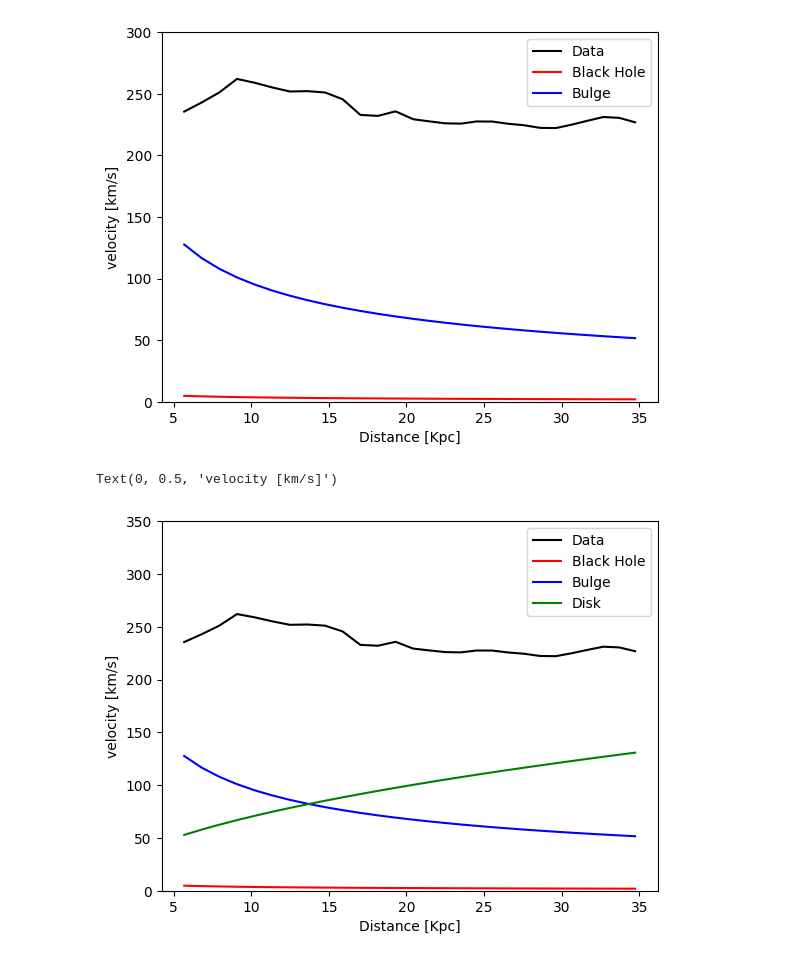
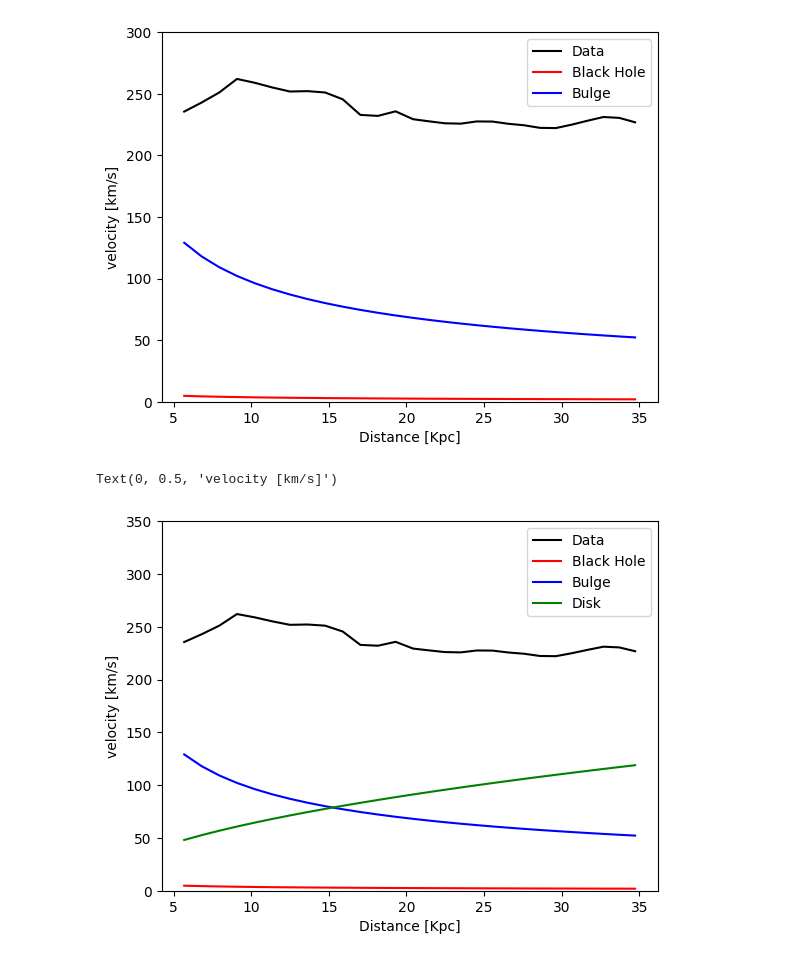
Before and after one commit to kAi3345/Astron, a Jupyter notebook: rotation_curve.ipynb, the cells around one changed output. Saved outputs shown, nothing was run; the diff lists cells and outputs as text; code cells hidden in the pictures.

```diff
--- a/rotation_curve.ipynb
+++ b/rotation_curve.ipynb
@@ -107,9 +107,9 @@ plt.legend()
 <matplotlib.legend.Legend at 0x...>
 [figure]
 # %%
-mass_Bulge = 2.15e10 * u.solMass
+mass_Bulge = 2.2e10 * u.solMass
 
-radius_Bulge = 1.993e3 * u.parsec
+radius_Bulge = 1.99e3 * u.parsec
 
 density_Bulge = mass_Bulge / (4/3 * np.pi * radius_Bulge**3)
 
@@ -138,30 +138,30 @@ plt.legend()
 [figure]
 # %%
 mass_Disk = 10.3e10 * u.solMass
-rad_Disk = 3e4 * u.parsec
+rad_Disk = 3.3e4 * u.parsec
 dens_Disk = mass_Disk / (np.pi * rad_Disk ** 2)
 
 def calc_diskMass(density, radius):
   area = np.pi * radius ** 2
   return density * area
 
 rad = dis * 1000 * u.parsec
 diskMass = calc_diskMass(dens_Disk,rad)
 
 vel_disk = np.zeros(np.shape(dis)) * u.km / u.s
 
 vel_disk = calc_orbital_velocity(diskMass,rad).to (u.km/ u.s)
 
 dis = tab['col2']                                                          # creating a distance array with the data of column 2 of the file galaxy_rotation_2006.txt
 vel = tab['col3']                                                          # creating a velocity array with the data of column 2 of the file galaxy_rotation_2006.txt
 plt.plot(dis,vel, color ="black", label = "Data")                          # draw a black line labeled by "Data" with x values from distance array and y values from velocity array
 plt.plot(dis,vel_bh.value, color = "red", label = "Black Hole")            # draw a red line labeled by "Black Hole" with x values from distance array and y values from vel_bh array that stores the black hole orbital velocity
 plt.plot(dis,vel_bul.value,color = "blue", label = "Bulge")
 plt.plot(dis,vel_disk.value,color = "green", label = "Disk")
 plt.legend(loc = "upper right")
 plt.ylim(0,350)                                                            # limit y axis from 0 to 300
 plt.xlabel("Distance [Kpc]")                                               # label x-axis as the distance in kiloparsec
 plt.ylabel("velocity [km/s]")
 # %% [output]
 Text(0, 0.5, 'velocity [km/s]')
-[figure, old version]
+[figure, new version]
```
Also changed, not shown: parts of 3 cells of this notebook.
